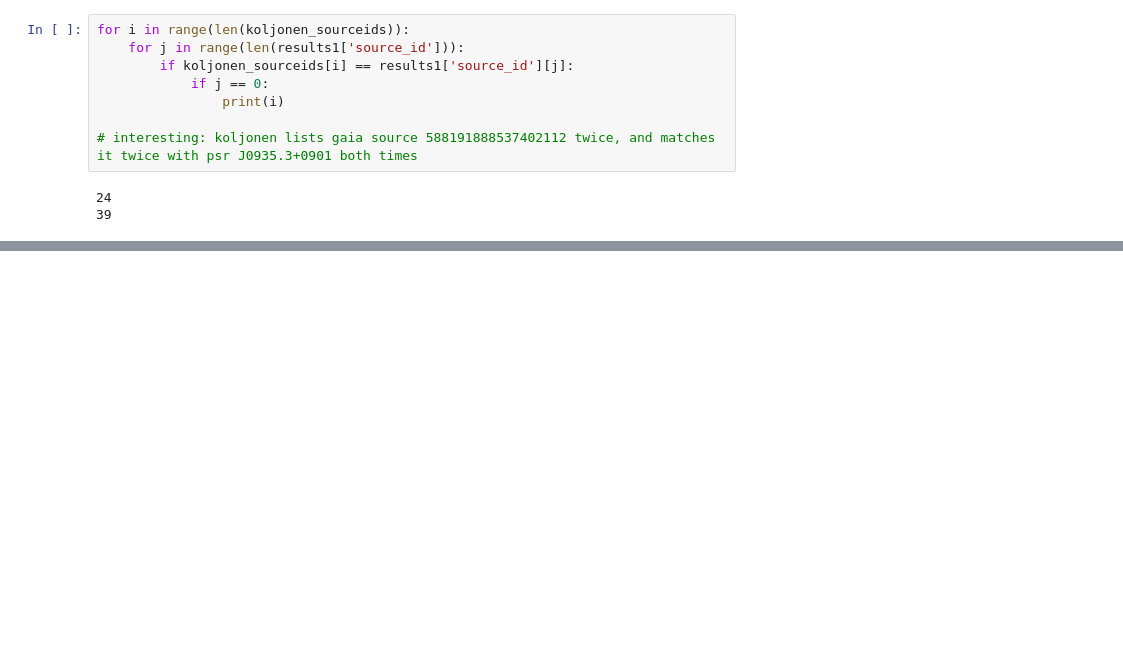
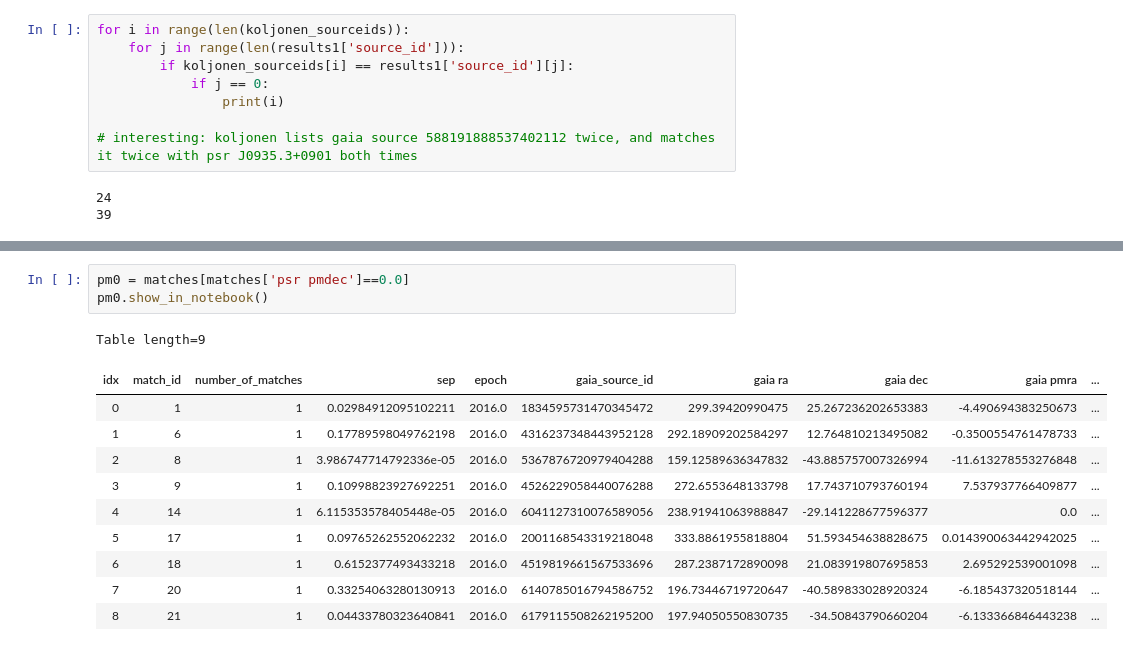
Before and after one commit to AnnikaDeutsch/Binary-Pulsar-Distances, a Jupyter notebook: Binary_Pulsar_Distances/gaia_to_pulsar.ipynb, the cells around one changed output, grey strips where cells are left out. Drawn from its saved outputs; the diff is of its cells as text; blank space fills up the shorter version.

```diff
--- a/Binary_Pulsar_Distances/gaia_to_pulsar.ipynb
+++ b/Binary_Pulsar_Distances/gaia_to_pulsar.ipynb
@@ -250,0 +298,15 @@ Table length=21
+# %%
+pm0 = matches[matches['psr pmdec']==0.0]
+pm0.show_in_notebook()
+# %% [output]
+Table length=9
+| idx | match_id | number_of_matches | sep | epoch | gaia_source_id | gaia ra | gaia dec | gaia pmra | ... |
+| 0 | 1 | 1 | 0.02984912095102211 | 2016.0 | 1834595731470345472 | 299.39420990475 | 25.267236202653383 | -4.490694383250673 | ... |
+| 1 | 6 | 1 | 0.17789598049762198 | 2016.0 | 4316237348443952128 | 292.18909202584297 | 12.764810213495082 | -0.3500554761478733 | ... |
+| 2 | 8 | 1 | 3.986747714792336e-05 | 2016.0 | 5367876720979404288 | 159.12589636347832 | -43.885757007326994 | -11.613278553276848 | ... |
+| 3 | 9 | 1 | 0.10998823927692251 | 2016.0 | 4526229058440076288 | 272.6553648133798 | 17.743710793760194 | 7.537937766409877 | ... |
+| 4 | 14 | 1 | 6.115353578405448e-05 | 2016.0 | 6041127310076589056 | 238.91941063988847 | -29.141228677596377 | 0.0 | ... |
+| 5 | 17 | 1 | 0.09765262552062232 | 2016.0 | 2001168543319218048 | 333.8861955818804 | 51.593454638828675 | 0.014390063442942025 | ... |
+| 6 | 18 | 1 | 0.6152377493433218 | 2016.0 | 4519819661567533696 | 287.2387172890098 | 21.083919807695853 | 2.695292539001098 | ... |
+| 7 | 20 | 1 | 0.33254063280130913 | 2016.0 | 6140785016794586752 | 196.73446719720647 | -40.589833028920324 | -6.185437320518144 | ... |
+| 8 | 21 | 1 | 0.04433780323640841 | 2016.0 | 6179115508262195200 | 197.94050550830735 | -34.50843790660204 | -6.133366846443238 | ... |
```
Also changed, not shown: parts of 9 cells of this notebook, 2 other files.
